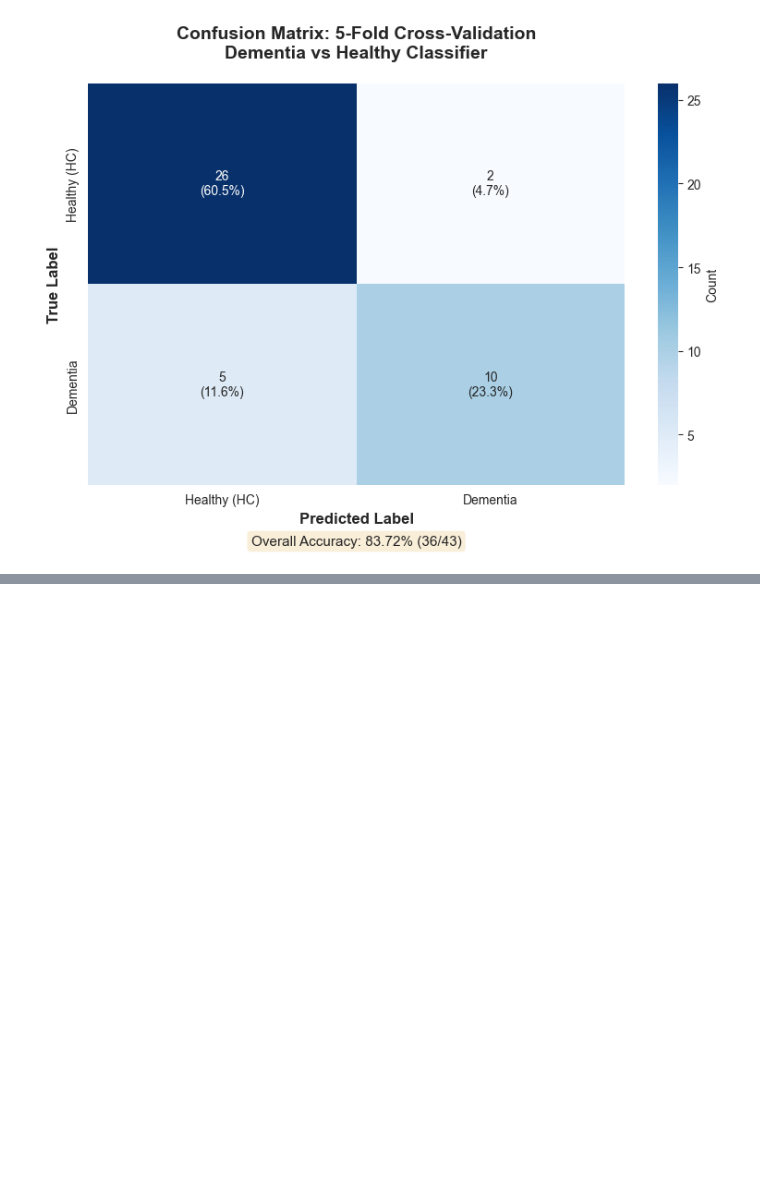
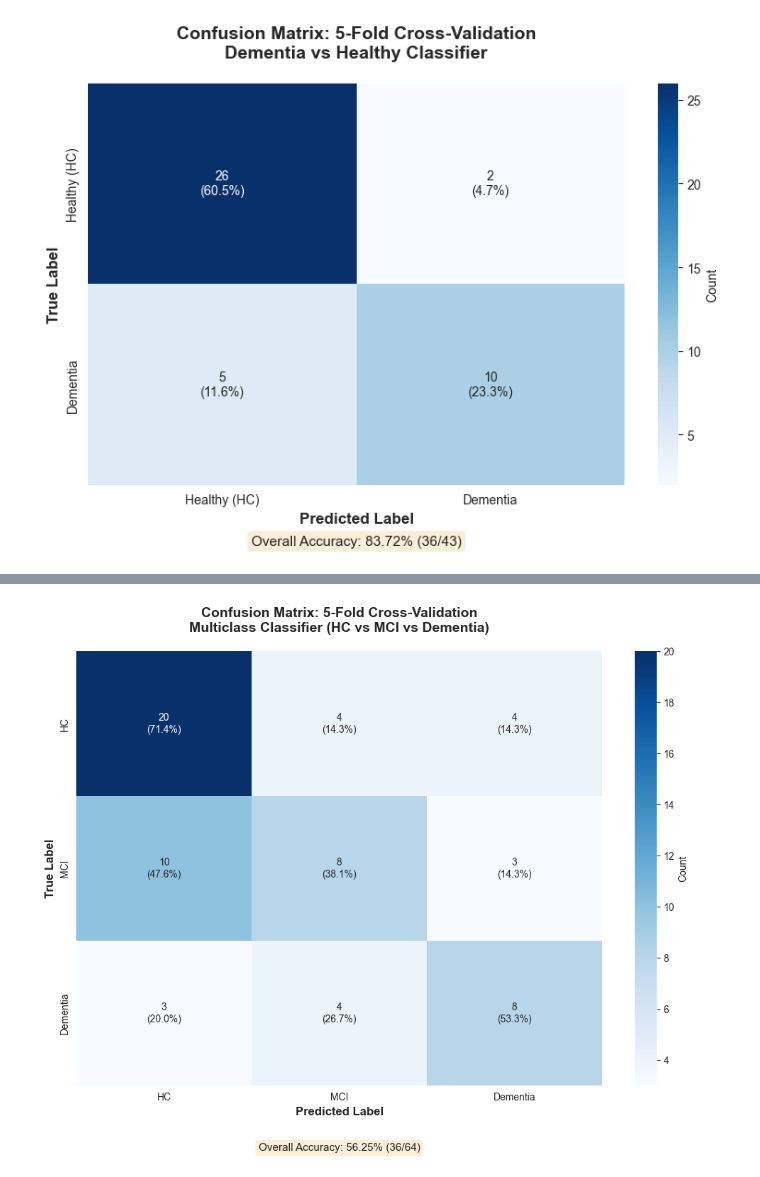
Before and after one commit to bentindal/cognospeak-pft-sft-pauses-data-analysis, a Jupyter notebook: transcript_analysis.ipynb, the cells around one changed output, grey strips where cells are left out. Cells and saved outputs as stored; diff of their text form; code cells hidden in the pictures; blank space fills up the shorter version.

```diff
--- a/transcript_analysis.ipynb
+++ b/transcript_analysis.ipynb
@@ -454,0 +498,8 @@ plt.show()
+# %%
+# Perform 5-fold cross-validation for multiclass classification
+k_folds = 5
+classifier_multiclass = get_classifier('random_forest')  # Random Forest works well for multiclass
+
+print(f"Performing {k_folds}-fold cross-validation for multiclass classification...")
+cv_results_multiclass = evaluate_with_cv(X_multiclass, y_multiclass, classifier_multiclass, k_folds=k_folds)
+print_cv_results(cv_results_multiclass)
@@ -454,0 +579,72 @@ plt.show()
+# %%
+# Plot confusion matrix for multiclass classification
+cm_multiclass = confusion_matrix(all_y_true_multiclass, all_y_pred_multiclass)
+
+fig, ax = plt.subplots(figsize=(10, 8))
+
+# Calculate percentages of each row (true class)
+# This ensures each row sums to exactly 100%
+row_sums = cm_multiclass.sum(axis=1)
+# Avoid division by zero (shouldn't happen, but safety check)
+row_sums = np.where(row_sums == 0, 1, row_sums)
+
+# Calculate percentages and normalize to ensure each row sums to exactly 100%
+cm_percent = np.zeros_like(cm_multiclass, dtype=float)
+for i in range(len(cm_multiclass)):
+    if row_sums[i] > 0:
+        # Calculate percentages for this row
+        cm_percent[i, :] = cm_multiclass[i, :].astype('float') / row_sums[i] * 100
+        # Ensure it sums to exactly 100% by normalizing
+        row_total = cm_percent[i, :].sum()
+        if row_total > 0:
+            cm_percent[i, :] = cm_percent[i, :] / row_total * 100
+
+# Create annotation labels with both count and percentage
+annot_labels = []
+class_names = ['HC', 'MCI', 'Dementia']
+for i in range(len(cm_multiclass)):
+    row = []
+    for j in range(len(cm_multiclass)):
+        count = cm_multiclass[i, j]
+        percent = cm_percent[i, j]
+        row.append(f'{count}\n({percent:.1f}%)')
+    annot_labels.append(row)
+
+# Create heatmap
+sns.heatmap(
+    cm_multiclass,
+    annot=annot_labels,
+    fmt='',
+    cmap='Blues',
+    xticklabels=class_names,
+    yticklabels=class_names,
+    cbar_kws={'label': 'Count'},
+    ax=ax
+)
+
+ax.set_xlabel('Predicted Label', fontsize=12, fontweight='bold')
+ax.set_ylabel('True Label', fontsize=12, fontweight='bold')
+ax.set_title(
+    'Confusion Matrix: 5-Fold Cross-Validation\nMulticlass Classifier (HC vs MCI vs Dementia)',
+    fontsize=14,
+    fontweight='bold',
+    pad=20
+)
+
+# Add accuracy text
+total = cm_multiclass.sum()
+correct = np.trace(cm_multiclass)
+accuracy = correct / total
+ax.text(
+    0.5, -0.15,
+    f'Overall Accuracy: {accuracy*100:.2f}% ({correct}/{total})',
+    transform=ax.transAxes,
+    ha='center',
+    fontsize=11,
+    bbox=dict(boxstyle='round', facecolor='wheat', alpha=0.5)
+)
+
+plt.tight_layout()
+plt.show()
+# %% [output]
+[figure, added]
```
Also changed, not shown: parts of 6 cells of this notebook, 2 other files.
